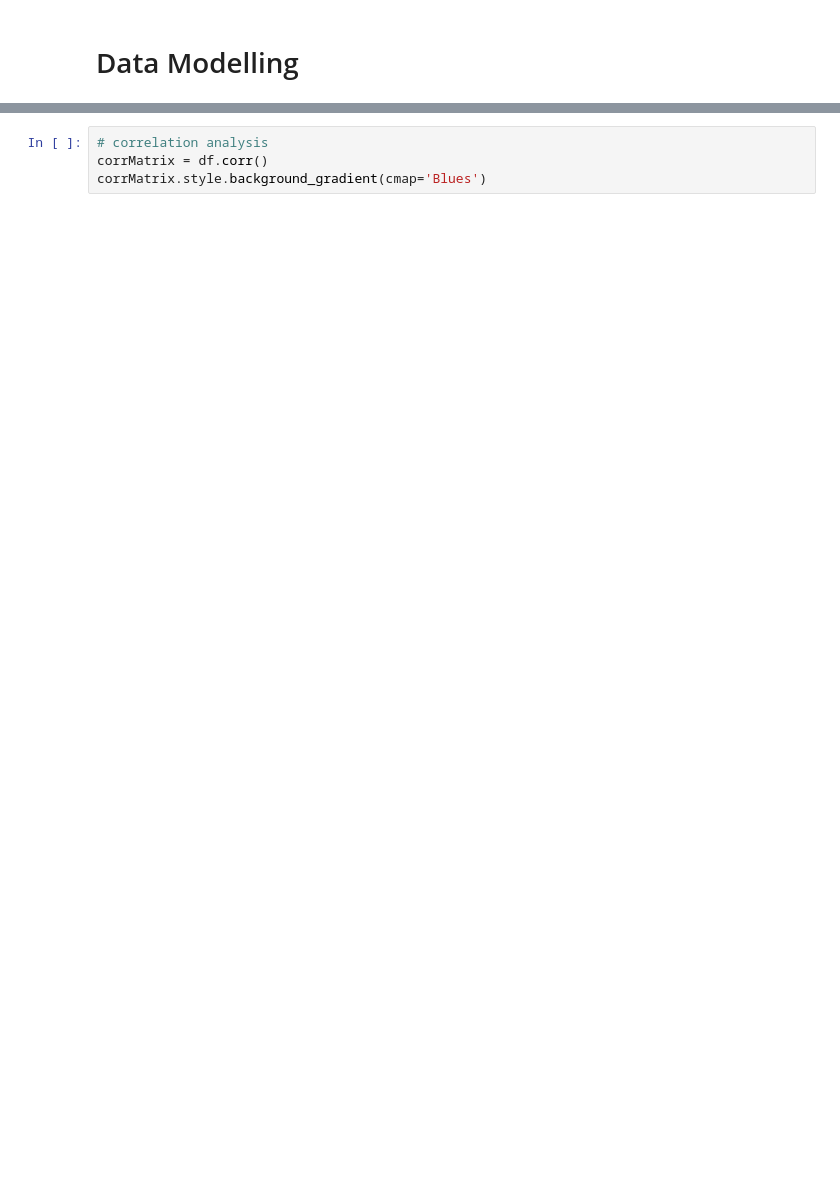
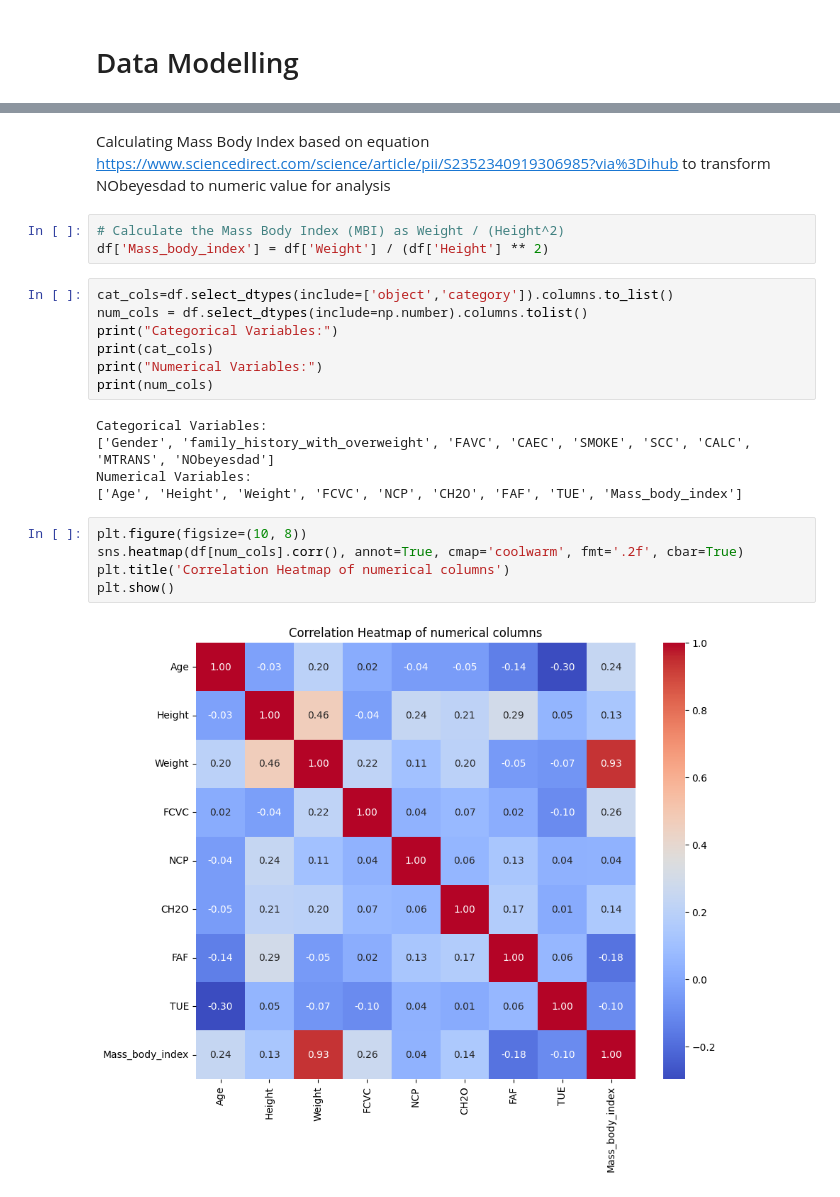
Before and after one commit to dang-nguyendd/ds_data_modelling, a Jupyter notebook: s3759957.ipynb, the cells around one changed output, grey strips where cells are left out. Saved outputs shown, nothing was run; the diff lists cells and outputs as text; blank space fills up the shorter version.

```diff
--- a/s3759957.ipynb
+++ b/s3759957.ipynb
@@ -583,4 +549,24 @@ df
-# %%
-# correlation analysis
-corrMatrix = df.corr()
-corrMatrix.style.background_gradient(cmap='Blues')
+# %% [markdown]
+Calculating Mass Body Index based on equation https://www.sciencedirect.com/science/article/pii/S2352340919306985?via%3Dihub to transform NObeyesdad to numeric value for analysis
+# %%
+# Calculate the Mass Body Index (MBI) as Weight / (Height^2)
+df['Mass_body_index'] = df['Weight'] / (df['Height'] ** 2)
+# %%
+cat_cols=df.select_dtypes(include=['object','category']).columns.to_list()
+num_cols = df.select_dtypes(include=np.number).columns.tolist()
+print("Categorical Variables:")
+print(cat_cols)
+print("Numerical Variables:")
+print(num_cols)
+# %% [output]
+Categorical Variables:
+['Gender', 'family_history_with_overweight', 'FAVC', 'CAEC', 'SMOKE', 'SCC', 'CALC', 'MTRANS', 'NObeyesdad']
+Numerical Variables:
+['Age', 'Height', 'Weight', 'FCVC', 'NCP', 'CH2O', 'FAF', 'TUE', 'Mass_body_index']
+# %%
+plt.figure(figsize=(10, 8))
+sns.heatmap(df[num_cols].corr(), annot=True, cmap='coolwarm', fmt='.2f', cbar=True)
+plt.title('Correlation Heatmap of numerical columns')
+plt.show()
+# %% [output]
+[figure, added]
```
Also changed, not shown: parts of 20 cells of this notebook, 1 other file.
